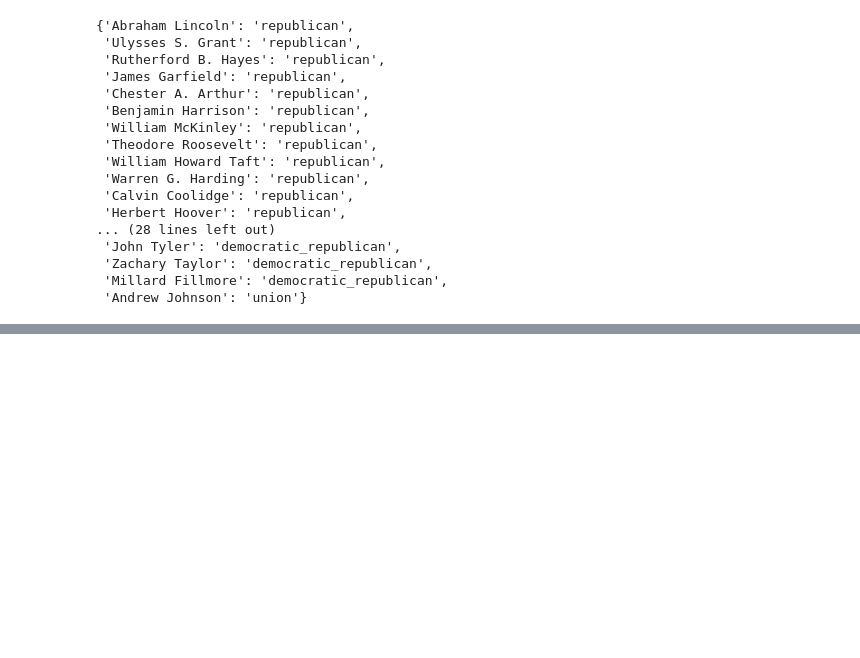
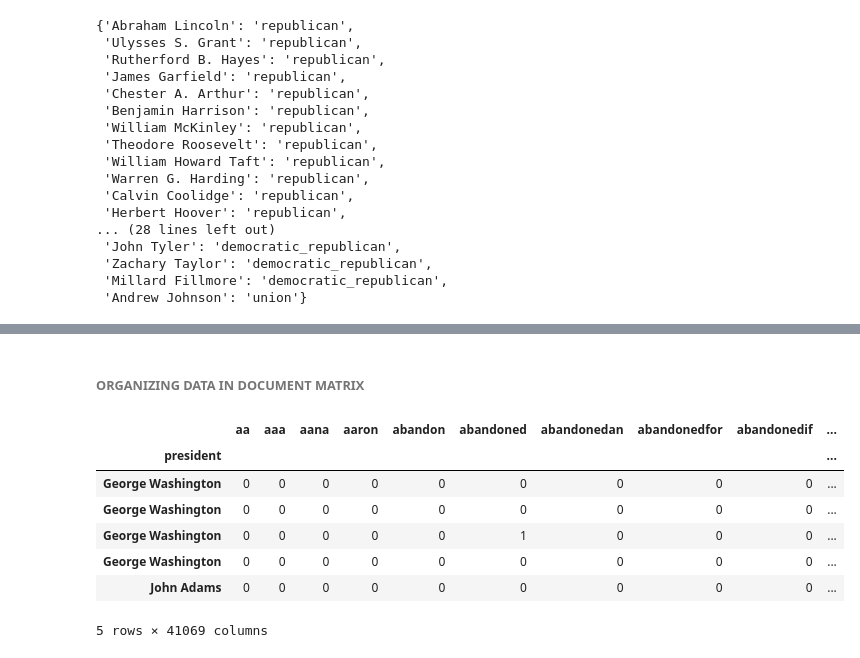
Before and after one commit to tiroger/NLP-SOTU, a Jupyter notebook: scrape_sotu_archives.ipynb, the cells around one changed output, grey strips where cells are left out. Saved outputs shown, nothing was run; the diff lists cells and outputs as text; code cells hidden in the pictures; blank space fills up the shorter version.

```diff
--- a/scrape_sotu_archives.ipynb
+++ b/scrape_sotu_archives.ipynb
@@ -289,0 +328,14 @@ with open('./pickled_files/sotu_speeches.pkl', 'wb') as f:
+# %%
+# Cleaning up transcripts
+# 2. Removing punctuation
+# 3. Removing numerical values
+# 4. removing non-sensical text (e.g. /n)
+
+clean_sotu_speeches.raw_text = clean_sotu_speeches.raw_text.str.lower() # converts text to lower case
+clean_sotu_speeches.raw_text = clean_sotu_speeches.raw_text.str.replace('[^\w\s]','') # removes punctuations
+clean_sotu_speeches.raw_text = clean_sotu_speeches.raw_text.str.replace('\d+', '') # removes numbers
+clean_sotu_speeches.raw_text = [re.sub('\w*\d\w*', '', word) for word in clean_sotu_speeches.raw_text] # removes words with numbers
+clean_sotu_speeches.raw_text = [re.sub('\[.*?\]', '', word) for word in clean_sotu_speeches.raw_text] # removes words in square brackets
+clean_sotu_speeches.raw_text = [re.sub('[%s]' % re.escape(string.punctuation), '', text) for text in clean_sotu_speeches.raw_text]
+clean_sotu_speeches.raw_text = [re.sub('[‘’“”…]', '', text) for text in clean_sotu_speeches.raw_text]
+clean_sotu_speeches.raw_text = [re.sub('\n', '', text) for text in clean_sotu_speeches.raw_text]
@@ -289,0 +358,2 @@ with open('./pickled_files/sotu_speeches.pkl', 'wb') as f:
+# %% [markdown]
+###### ORGANIZING DATA IN DOCUMENT MATRIX
@@ -289,0 +368,19 @@ with open('./pickled_files/sotu_speeches.pkl', 'wb') as f:
+# %%
+# We are going to create a document-term matrix using CountVectorizer, and exclude common English stop words
+from sklearn.feature_extraction.text import CountVectorizer
+
+cv = CountVectorizer(stop_words='english')
+speeches_cv = cv.fit_transform(clean_sotu_speeches.clean_text)
+speeches_dtm = pd.DataFrame(speeches_cv.toarray(), columns=cv.get_feature_names())
+speeches_dtm.index = clean_sotu_speeches.president
+# speeches_dtm.reset_index()
+speeches_dtm.head()
+# %% [output]
+|  | aa | aaa | aana | aaron | abandon | abandoned | abandonedan | abandonedfor | abandonedif | ... |
+| president |  |  |  |  |  |  |  |  |  | ... |
+| George Washington | 0 | 0 | 0 | 0 | 0 | 0 | 0 | 0 | 0 | ... |
+| George Washington | 0 | 0 | 0 | 0 | 0 | 0 | 0 | 0 | 0 | ... |
+| George Washington | 0 | 0 | 0 | 0 | 0 | 1 | 0 | 0 | 0 | ... |
+| George Washington | 0 | 0 | 0 | 0 | 0 | 0 | 0 | 0 | 0 | ... |
+| John Adams | 0 | 0 | 0 | 0 | 0 | 0 | 0 | 0 | 0 | ... |
+5 rows × 41069 columns
```
Also changed, not shown: parts of 22 cells of this notebook, 6 other files.
